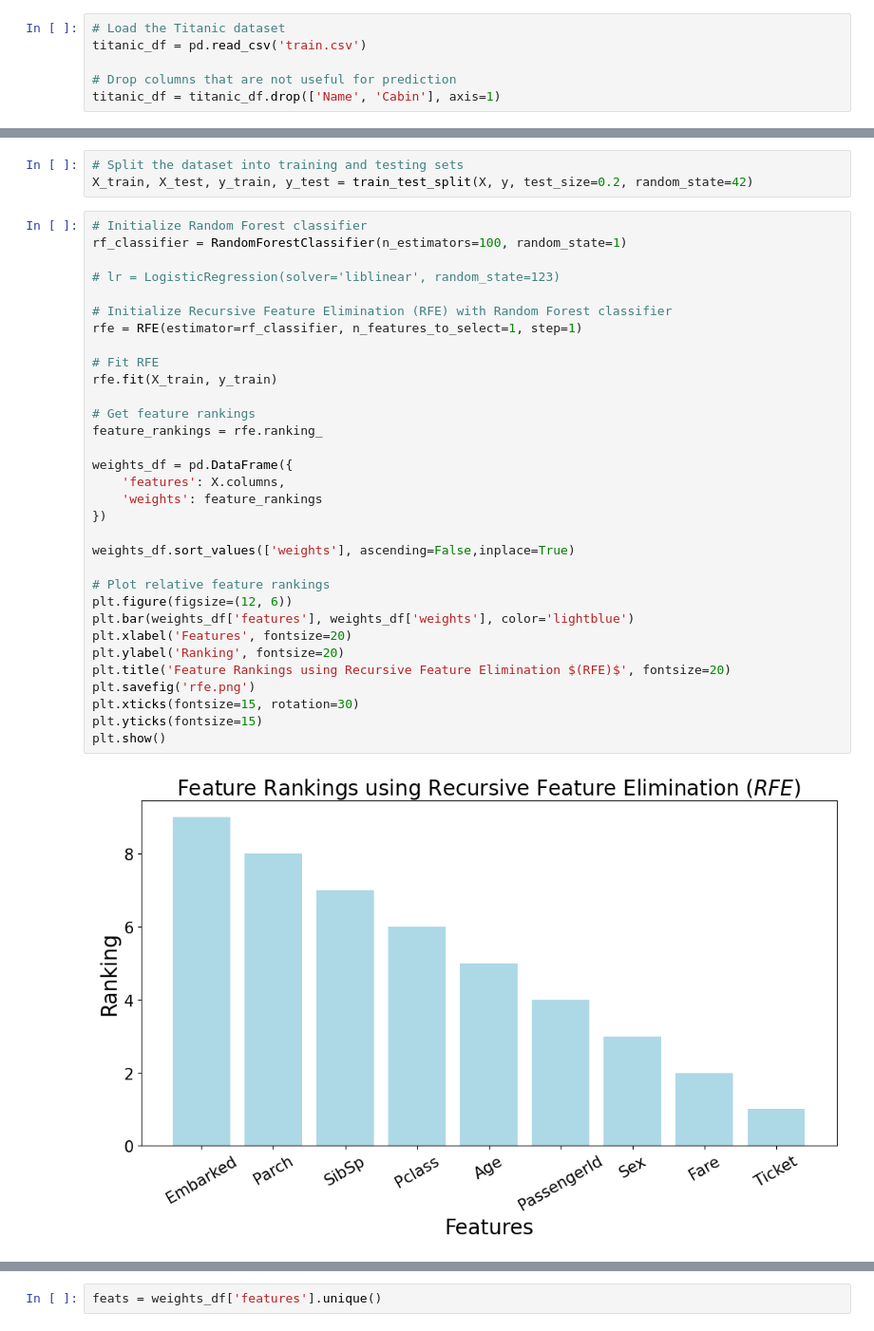
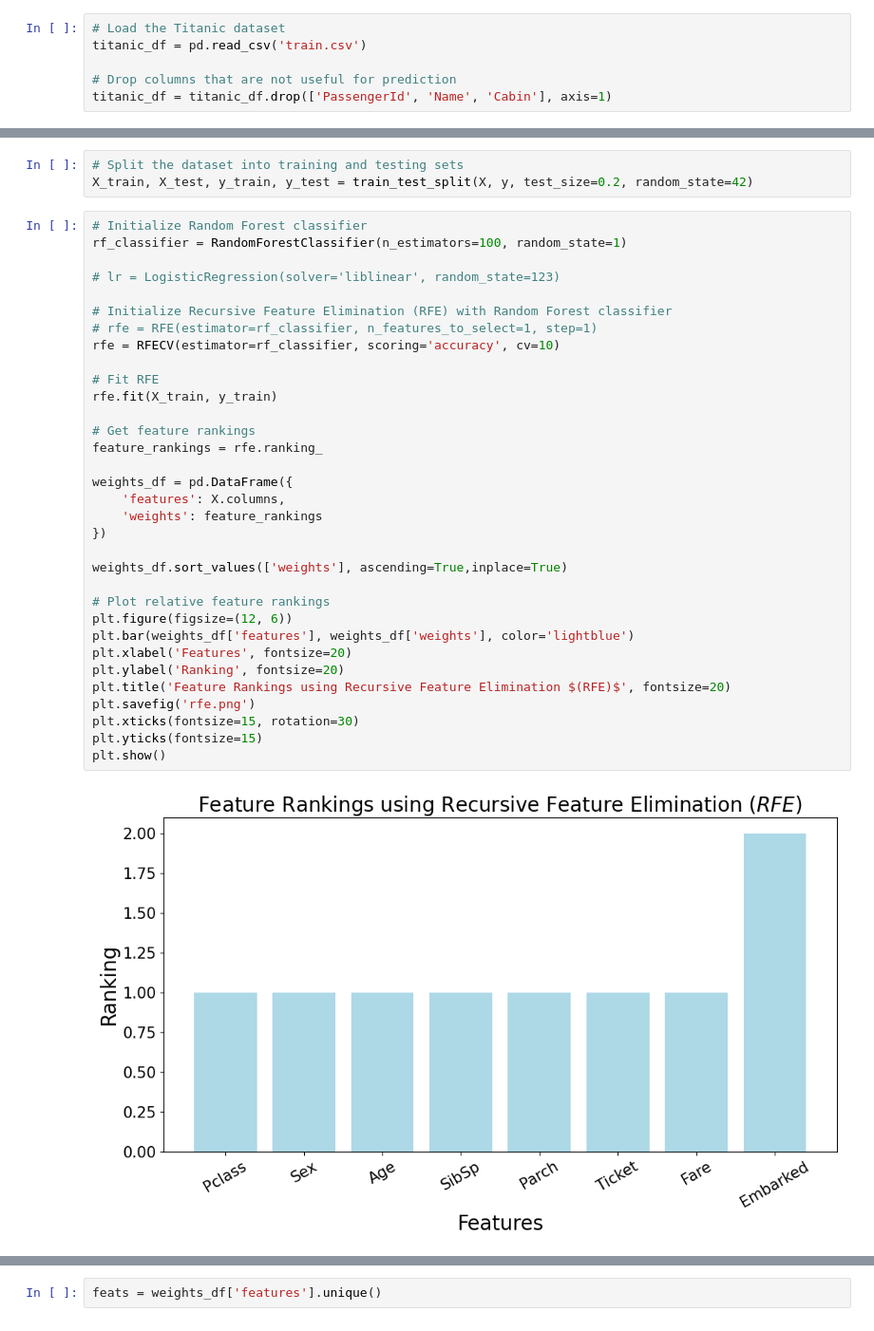
Before and after one commit to Emmanuel-Afrifa/feature-selection-for-machine-learning, a Jupyter notebook: recursive_feature_elimination.ipynb, the cells around one changed output, grey strips where cells are left out. Shown: that part at 95% size. Saved outputs shown, nothing was run; the diff lists cells and outputs as text.

```diff
--- a/recursive_feature_elimination.ipynb
+++ b/recursive_feature_elimination.ipynb
@@ -18,7 +18,7 @@ from sklearn.preprocessing import MinMaxScaler
 titanic_df = pd.read_csv('train.csv')
 
 # Drop columns that are not useful for prediction
-titanic_df = titanic_df.drop(['Name', 'Cabin'], axis=1)
+titanic_df = titanic_df.drop(['PassengerId', 'Name', 'Cabin'], axis=1)
 # %%
 # Handle missing values
 titanic_df['Age'].fillna(titanic_df['Age'].median(), inplace=True)
@@ -48,36 +48,37 @@ X_train, X_test, y_train, y_test = train_test_split(X, y, test_size=0.2, random_
 # Initialize Random Forest classifier
 rf_classifier = RandomForestClassifier(n_estimators=100, random_state=1)
 
 # lr = LogisticRegression(solver='liblinear', random_state=123)
 
 # Initialize Recursive Feature Elimination (RFE) with Random Forest classifier
-rfe = RFE(estimator=rf_classifier, n_features_to_select=1, step=1)
+# rfe = RFE(estimator=rf_classifier, n_features_to_select=1, step=1)
+rfe = RFECV(estimator=rf_classifier, scoring='accuracy', cv=10)
 
 # Fit RFE
 rfe.fit(X_train, y_train)
 
 # Get feature rankings
 feature_rankings = rfe.ranking_
 
 weights_df = pd.DataFrame({
     'features': X.columns,
     'weights': feature_rankings
 })
 
-weights_df.sort_values(['weights'], ascending=False,inplace=True)
+weights_df.sort_values(['weights'], ascending=True,inplace=True)
 
 # Plot relative feature rankings
 plt.figure(figsize=(12, 6))
 plt.bar(weights_df['features'], weights_df['weights'], color='lightblue')
 plt.xlabel('Features', fontsize=20)
 plt.ylabel('Ranking', fontsize=20)
 plt.title('Feature Rankings using Recursive Feature Elimination $(RFE)$', fontsize=20)
 plt.savefig('rfe.png')
 plt.xticks(fontsize=15, rotation=30)
 plt.yticks(fontsize=15)
 plt.show()
 # %% [output]
-[figure, old version]
+[figure, new version]
 # %%
 # X_train.columns[:][rfe.support_]
 rfe.ranking_
```
Also changed, not shown: parts of 11 cells of this notebook, 2 other files.
